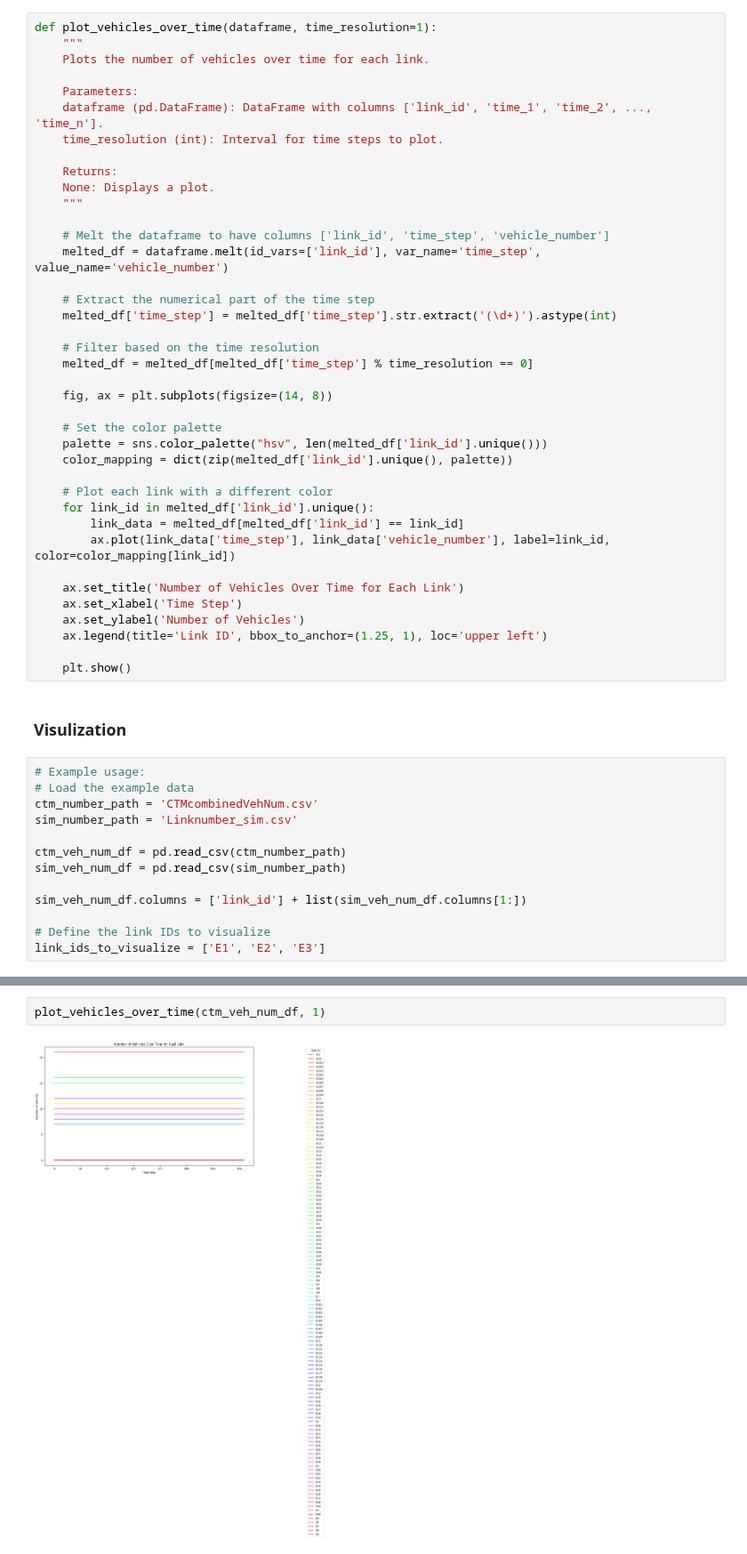
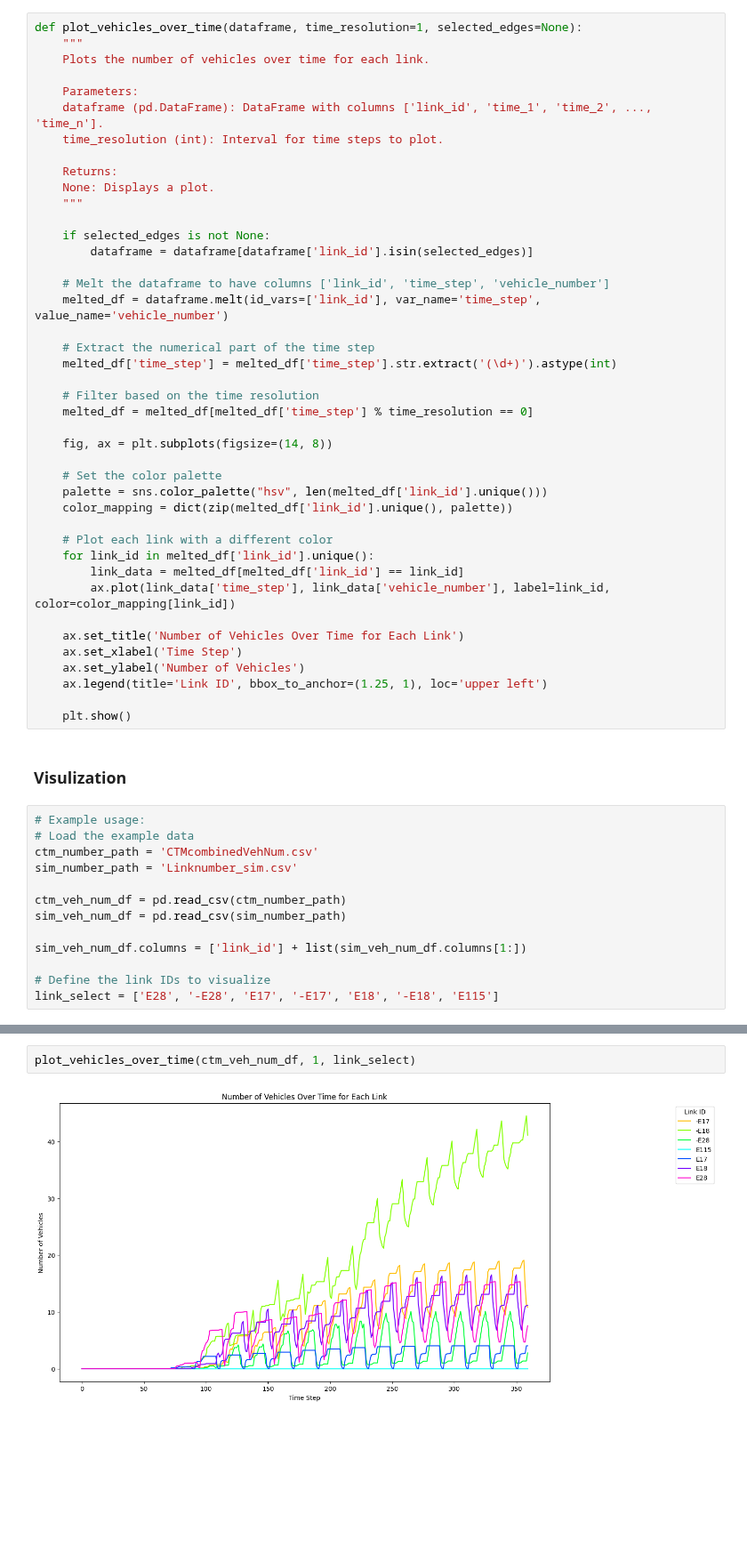
Before and after one commit to Dylan-Wyl10/RoboSense, a Jupyter notebook: result/ctmResult/Evaluation for CTM and FD Calibration.ipynb, the cells around one changed output, grey strips where cells are left out. Shown at 89% size. Saved outputs shown, nothing was run; the diff lists cells and outputs as text; blank space fills up the shorter version.

```diff
--- a/result/ctmResult/Evaluation for CTM and FD Calibration.ipynb
+++ b/result/ctmResult/Evaluation for CTM and FD Calibration.ipynb
@@ -120,7 +262,7 @@ link_grouped.to_csv('CTMcombinedVehNum.csv')
 # %% [markdown]
 ## 2.CTM Performance Evaluation
 # %%
-def plot_vehicles_over_time(dataframe, time_resolution=1):
+def plot_vehicles_over_time(dataframe, time_resolution=1, selected_edges=None):
     """
     Plots the number of vehicles over time for each link.
 
@@ -131,6 +273,9 @@ def plot_vehicles_over_time(dataframe, time_resolution=1):
     Returns:
     None: Displays a plot.
     """
+
+    if selected_edges is not None:
+        dataframe = dataframe[dataframe['link_id'].isin(selected_edges)]
 
     # Melt the dataframe to have columns ['link_id', 'time_step', 'vehicle_number']
     melted_df = dataframe.melt(id_vars=['link_id'], var_name='time_step', value_name='vehicle_number')
@@ -172,4 +317,4 @@ sim_veh_num_df = pd.read_csv(sim_number_path)
 sim_veh_num_df.columns = ['link_id'] + list(sim_veh_num_df.columns[1:])
 
 # Define the link IDs to visualize
-link_ids_to_visualize = ['E1', 'E2', 'E3']
+link_select = ['E28', '-E28', 'E17', '-E17', 'E18', '-E18', 'E115']
@@ -180,7 +325,7 @@ plot_vehicles_over_time(sim_veh_num_df, 5)
 # %%
-plot_vehicles_over_time(ctm_veh_num_df, 1)
+plot_vehicles_over_time(ctm_veh_num_df, 1, link_select)
 # %% [output]
-[figure, old version]
+[figure, new version]
 # %%
 # Step 3: Create Time-Space Visualization
 # Transpose the DataFrame to have time steps as columns
```
Also changed, not shown: parts of 20 cells of this notebook, 17 other files.
